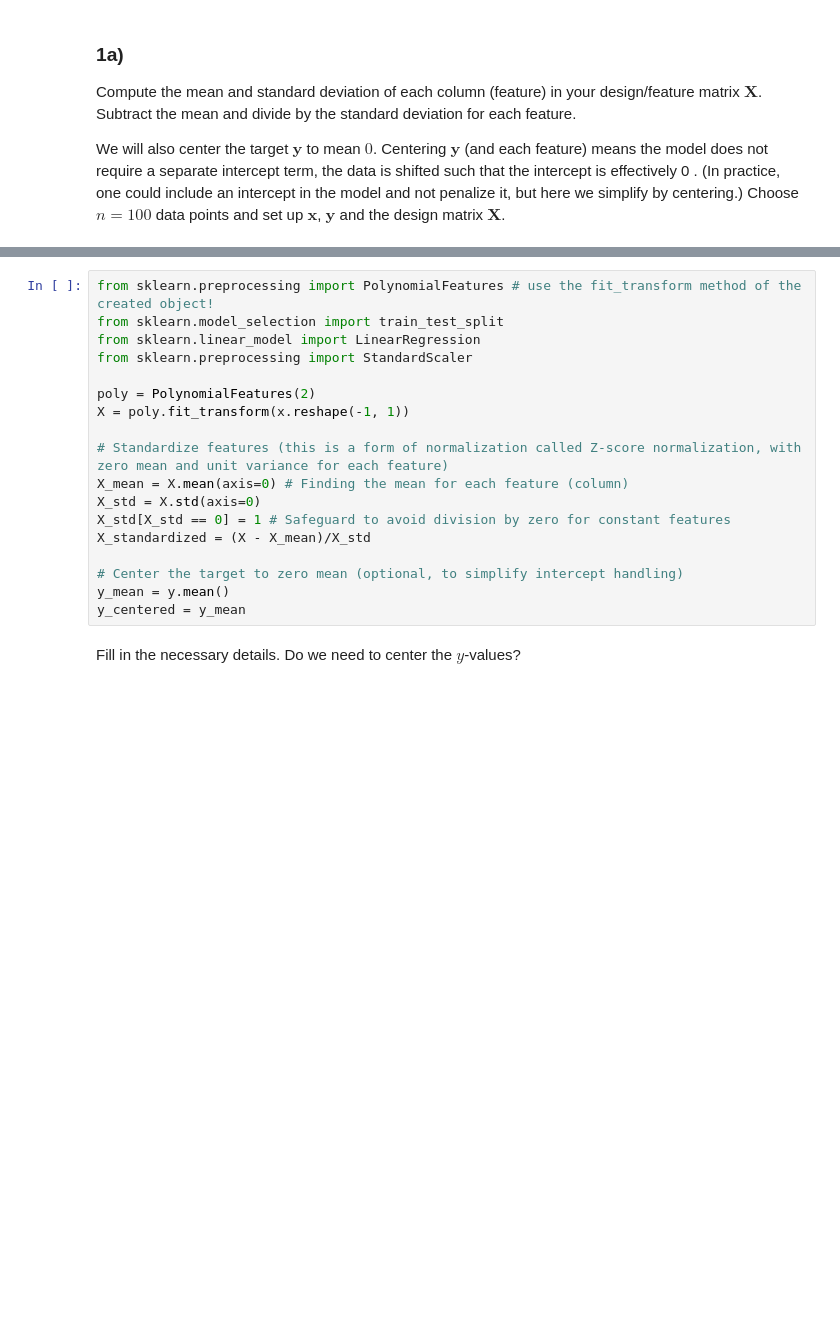
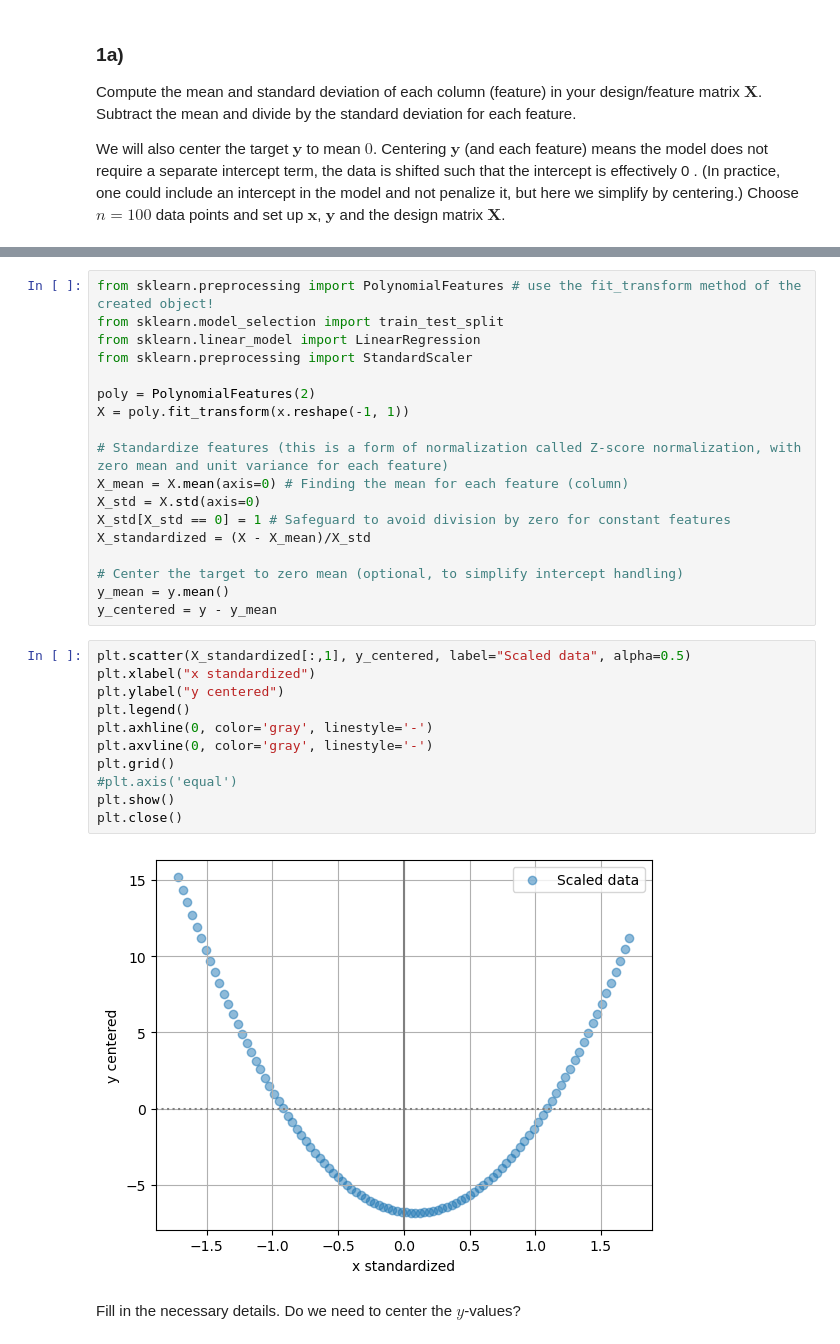
Before and after one commit to johnmagj/FYS-STK4155, a Jupyter notebook: Week37/exercises_week37.ipynb, the cells around one changed output, grey strips where cells are left out. Drawn from its saved outputs; the diff is of its cells as text; blank space fills up the shorter version.

```diff
--- a/Week37/exercises_week37.ipynb
+++ b/Week37/exercises_week37.ipynb
@@ -87,6 +89,19 @@ X_standardized = (X - X_mean)/X_std
 
 # Center the target to zero mean (optional, to simplify intercept handling)
 y_mean = y.mean()
-y_centered = y_mean
+y_centered = y - y_mean
+# %%
+plt.scatter(X_standardized[:,1], y_centered, label="Scaled data", alpha=0.5)
+plt.xlabel("x standardized")
+plt.ylabel("y centered")
+plt.legend()
+plt.axhline(0, color='gray', linestyle='-')
+plt.axvline(0, color='gray', linestyle='-')
+plt.grid()
+#plt.axis('equal')
+plt.show()
+plt.close()
+# %% [output]
+[figure, added]
 # %% [markdown]
 Fill in the necessary details. Do we need to center the $y$-values?
```
Also changed, not shown: parts of 2 cells of this notebook.
